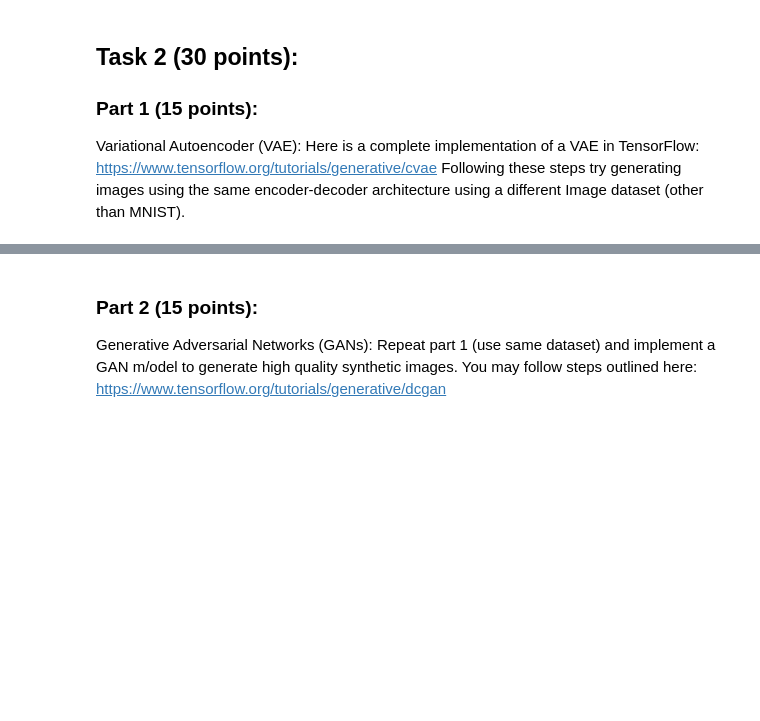
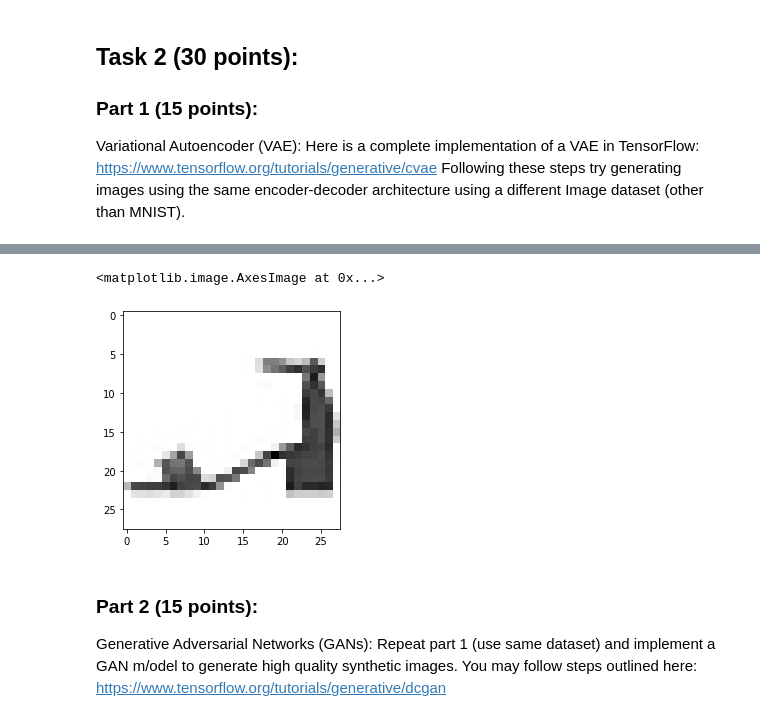
Before and after one commit to danielkopp4/CSCI4962-Projects-ML-AI, a Jupyter notebook: hw5/hw5.ipynb, the cells around one changed output, grey strips where cells are left out. Cells and saved outputs as stored; diff of their text form; code cells hidden in the pictures; blank space fills up the shorter version.

```diff
--- a/hw5/hw5.ipynb
+++ b/hw5/hw5.ipynb
@@ -46,7 +67,7 @@ y = y.to_numpy()
 for i in range(9):
     plt.subplot(3, 3, 1 + i)
     plt.axis('off')
-    plt.imshow(255 - x[i], cmap='gray')
+    plt.imshow(255 - x[i].reshape(28,28), cmap='gray')
 
 plt.show()
 # %% [output]
@@ -281,11 +339,10 @@ class CVAE(tf.keras.Model):
         [
             tf.keras.layers.InputLayer(input_shape=(28, 28, 1)),
             tf.keras.layers.Conv2D(
-                filters=32, kernel_size=3, strides=(2, 2), activation='relu'),
+                filters=32, kernel_size=3, strides=(2, 2), kernel_initializer='zeros', activation='relu'),
             tf.keras.layers.Conv2D(
-                filters=64, kernel_size=3, strides=(2, 2), activation='relu'),
+                filters=64, kernel_size=3, strides=(2, 2), kernel_initializer='zeros', activation='relu'),
             tf.keras.layers.Flatten(),
-            # No activation
             tf.keras.layers.Dense(latent_dim + latent_dim),
         ]
     )
@@ -293,17 +350,16 @@ class CVAE(tf.keras.Model):
     self.decoder = tf.keras.Sequential(
         [
             tf.keras.layers.InputLayer(input_shape=(latent_dim,)),
-            tf.keras.layers.Dense(units=7*7*32, activation=tf.nn.relu),
+            tf.keras.layers.Dense(units=7*7*32, kernel_initializer='zeros', activation=tf.nn.relu),
             tf.keras.layers.Reshape(target_shape=(7, 7, 32)),
             tf.keras.layers.Conv2DTranspose(
-                filters=64, kernel_size=3, strides=2, padding='same',
+                filters=64, kernel_size=3, strides=2,  kernel_initializer='zeros', padding='same',
                 activation='relu'),
             tf.keras.layers.Conv2DTranspose(
-                filters=32, kernel_size=3, strides=2, padding='same',
+                filters=32, kernel_size=3, strides=2, kernel_initializer='zeros', padding='same',
                 activation='relu'),
-            # No activation
             tf.keras.layers.Conv2DTranspose(
-                filters=1, kernel_size=3, strides=1, padding='same'),
+                filters=1, kernel_size=3, strides=1,  kernel_initializer='zeros',padding='same'),
         ]
     )
 
@@ -348,7 +404,6 @@ def compute_loss(model, x):
   return -tf.reduce_mean(logpx_z + logpz - logqz_x)
 
 
-@tf.function
 def train_step(model, x, optimizer):
   """Executes one training step and returns the loss.
 
@@ -362,18 +417,23 @@ def train_step(model, x, optimizer):
 
 optimizer = tf.keras.optimizers.Adam(1e-4)
 # %%
-epochs = 10
-latent_dim = 20
+epochs = 100
+latent_dim = 200
+batch_size = 64
+n_batches = x_train.shape[0] // batch_size
+n_batches_test = x_test.shape[0] // batch_size
 
 model = CVAE(latent_dim)
 
 for epoch in range(1, epochs + 1):
-  for train_x in x_train:
-    train_step(model, train_x, optimizer)
+  for index in range(n_batches):
+    train_x = x_train[index * batch_size:(index + 1)*batch_size]
+    train_step(model, train_x.astype(np.float32), optimizer)
 
   loss = tf.keras.metrics.Mean()
-  for test_x in x_train:
-    loss(compute_loss(model, test_x))
+  for index in range(n_batches_test):
+    test_x = x_train[index * batch_size:(index + 1)*batch_size]
+    # print(compute_loss(model, test_x.astype(np.float32)))
+    loss(compute_loss(model, test_x.astype(np.float32)))
   elbo = -loss.result()
-  display.clear_output(wait=False)
   print('Epoch: {}, Test set ELBO: {},'.format(epoch, elbo))
@@ -380,8 +458,11 @@ for epoch in range(1, epochs + 1):
 # %%
 mean, logvar = model.encode(x_test)
 z = model.reparameterize(mean, logvar)
 predictions = model.sample(z)[0]
-plt.imshow(255 - predictions[0, :, :, 0], cmap='gray')
+plt.imshow(255 - tf.reshape(predictions, (28,28)), cmap='gray')
+# %% [output]
+<matplotlib.image.AxesImage at 0x...>
+[figure, added]
 # %% [markdown]
 ### Part 2 (15 points):
 Generative Adversarial Networks (GANs): Repeat part 1 (use same
```
Also changed, not shown: parts of 13 cells of this notebook, 1 other file.
